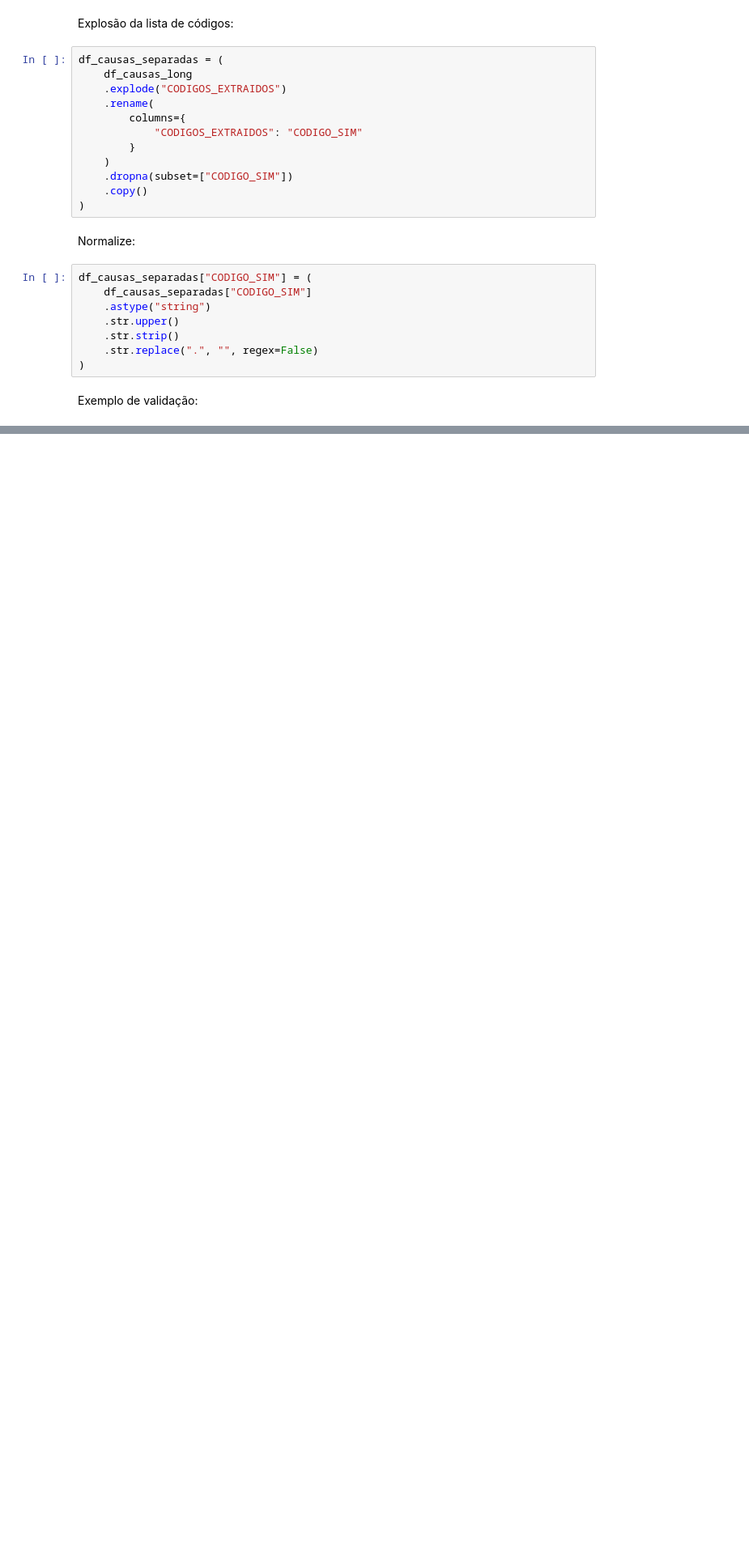
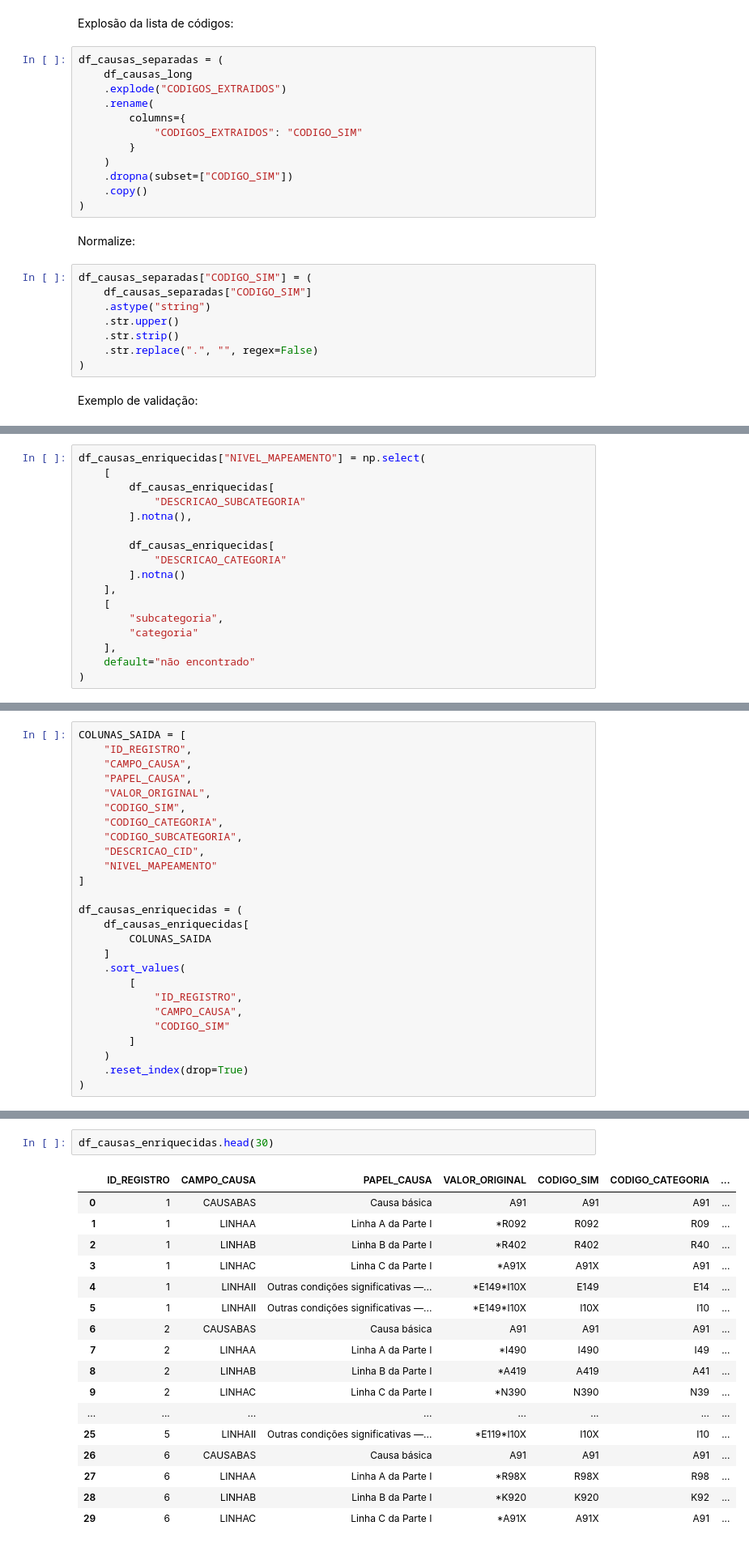
Before and after one commit to renatobdo/doutorado, a Jupyter notebook: 02_normalizacao_cid_sim.ipynb, the cells around one changed output, grey strips where cells are left out. Shown at 81% size. Cells and saved outputs as stored; diff of their text form; blank space fills up the shorter version.

```diff
--- a/02_normalizacao_cid_sim.ipynb
+++ b/02_normalizacao_cid_sim.ipynb
@@ -321,0 +638,17 @@ df_causas_separadas[
+# %%
+df_causas_enriquecidas["NIVEL_MAPEAMENTO"] = np.select(
+    [
+        df_causas_enriquecidas[
+            "DESCRICAO_SUBCATEGORIA"
+        ].notna(),
+
+        df_causas_enriquecidas[
+            "DESCRICAO_CATEGORIA"
+        ].notna()
+    ],
+    [
+        "subcategoria",
+        "categoria"
+    ],
+    default="não encontrado"
+)
@@ -321,0 +883,26 @@ df_causas_separadas[
+# %%
+COLUNAS_SAIDA = [
+    "ID_REGISTRO",
+    "CAMPO_CAUSA",
+    "PAPEL_CAUSA",
+    "VALOR_ORIGINAL",
+    "CODIGO_SIM",
+    "CODIGO_CATEGORIA",
+    "CODIGO_SUBCATEGORIA",
+    "DESCRICAO_CID",
+    "NIVEL_MAPEAMENTO"
+]
+
+df_causas_enriquecidas = (
+    df_causas_enriquecidas[
+        COLUNAS_SAIDA
+    ]
+    .sort_values(
+        [
+            "ID_REGISTRO",
+            "CAMPO_CAUSA",
+            "CODIGO_SIM"
+        ]
+    )
+    .reset_index(drop=True)
+)
@@ -321,0 +911,20 @@ df_causas_separadas[
+# %%
+df_causas_enriquecidas.head(30)
+# %% [output]
+|  | ID_REGISTRO | CAMPO_CAUSA | PAPEL_CAUSA | VALOR_ORIGINAL | CODIGO_SIM | CODIGO_CATEGORIA | ... |
+| 0 | 1 | CAUSABAS | Causa básica | A91 | A91 | A91 | ... |
+| 1 | 1 | LINHAA | Linha A da Parte I | *R092 | R092 | R09 | ... |
+| 2 | 1 | LINHAB | Linha B da Parte I | *R402 | R402 | R40 | ... |
+| 3 | 1 | LINHAC | Linha C da Parte I | *A91X | A91X | A91 | ... |
+| 4 | 1 | LINHAII | Outras condições significativas —... | *E149*I10X | E149 | E14 | ... |
+| 5 | 1 | LINHAII | Outras condições significativas —... | *E149*I10X | I10X | I10 | ... |
+| 6 | 2 | CAUSABAS | Causa básica | A91 | A91 | A91 | ... |
+| 7 | 2 | LINHAA | Linha A da Parte I | *I490 | I490 | I49 | ... |
+| 8 | 2 | LINHAB | Linha B da Parte I | *A419 | A419 | A41 | ... |
+| 9 | 2 | LINHAC | Linha C da Parte I | *N390 | N390 | N39 | ... |
+| ... | ... | ... | ... | ... | ... | ... | ... |
+| 25 | 5 | LINHAII | Outras condições significativas —... | *E119*I10X | I10X | I10 | ... |
+| 26 | 6 | CAUSABAS | Causa básica | A91 | A91 | A91 | ... |
+| 27 | 6 | LINHAA | Linha A da Parte I | *R98X | R98X | R98 | ... |
+| 28 | 6 | LINHAB | Linha B da Parte I | *K920 | K920 | K92 | ... |
+| 29 | 6 | LINHAC | Linha C da Parte I | *A91X | A91X | A91 | ... |
```
Also changed, not shown: parts of 59 cells of this notebook.
